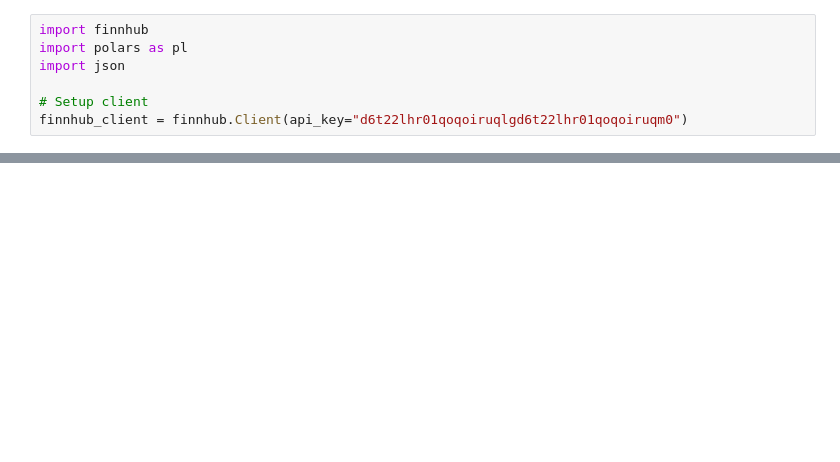
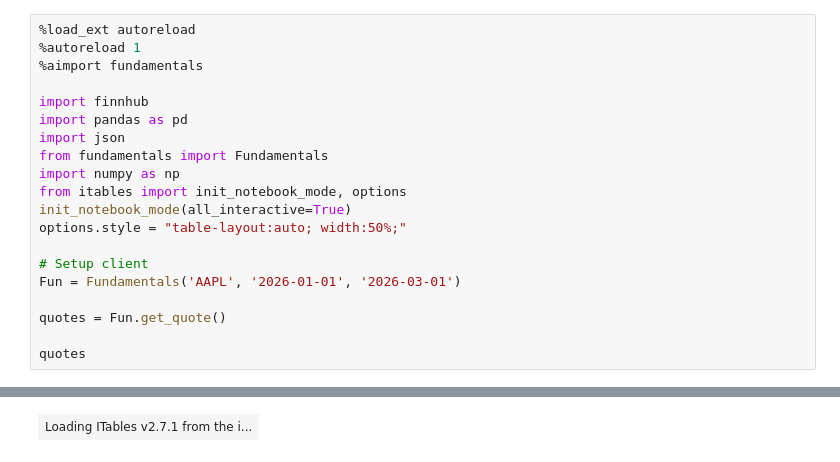
Before and after one commit to hodge-py/Quatro_Models, a Jupyter notebook: AAPL.ipynb, the cells around one changed output, grey strips where cells are left out. Cells and saved outputs as stored; diff of their text form; blank space fills up the shorter version.

```diff
--- a/AAPL.ipynb
+++ b/AAPL.ipynb
@@ -1,7 +1,21 @@
 # %%
+%load_ext autoreload
+%autoreload 1
+%aimport fundamentals
+
 import finnhub
-import polars as pl
+import pandas as pd
 import json
+from fundamentals import Fundamentals
+import numpy as np
+from itables import init_notebook_mode, options
+init_notebook_mode(all_interactive=True)
+options.style = "table-layout:auto; width:50%;"
 
 # Setup client
-finnhub_client = finnhub.Client(api_key="d6t22lhr01qoqoiruqlgd6t22lhr01qoqoiruqm0")
+Fun = Fundamentals('AAPL', '2026-01-01', '2026-03-01')
+
+quotes = Fun.get_quote()
+
+quotes
+# %% [output]
@@ -8 +23,2 @@ finnhub_client = finnhub.Client(api_key="d6t22lhr01qoqoiruqlgd6t22lhr01qoqoiruqm
+| Loading ITables v2.7.1 from the i... |
 # %%
```
Also changed, not shown: parts of 3 cells of this notebook, 1 other file.
